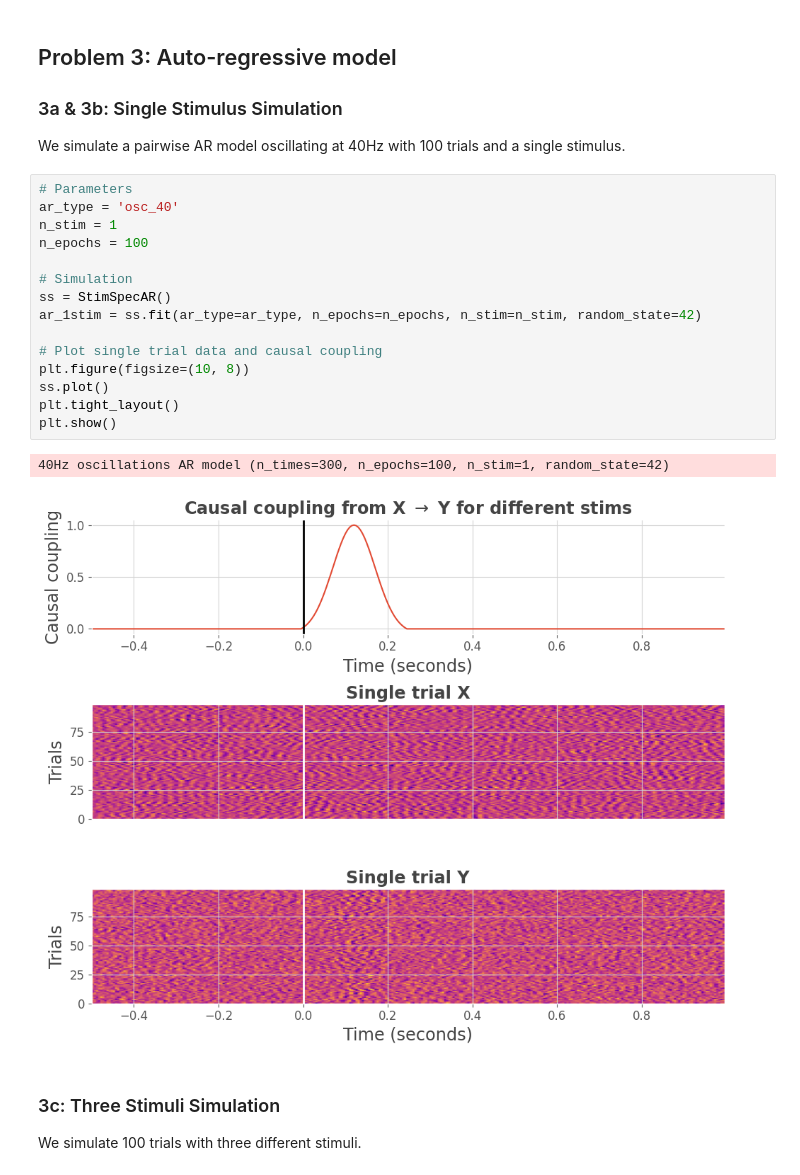
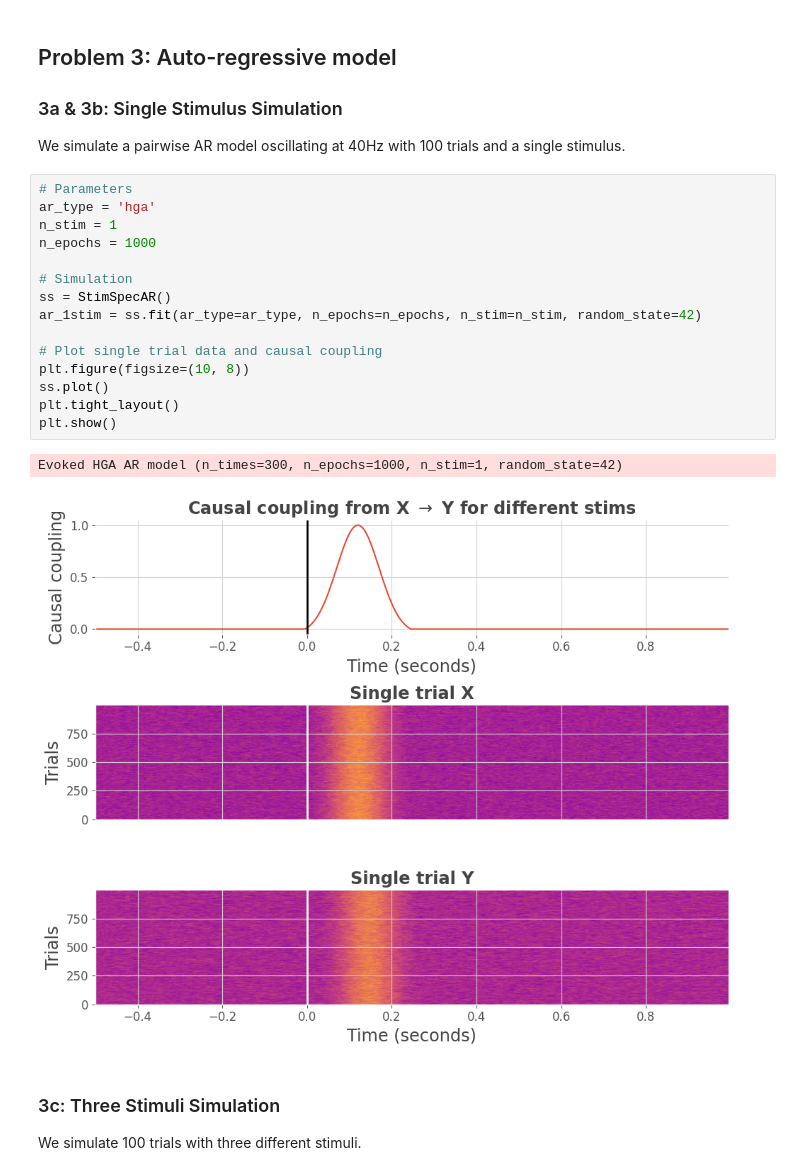
Before and after one commit to brainets/braina, a Jupyter notebook: usecases/brainhack_26/01_solutions_gemini.ipynb, the cells around one changed output. Cells and saved outputs as stored; diff of their text form.

```diff
--- a/usecases/brainhack_26/01_solutions_gemini.ipynb
+++ b/usecases/brainhack_26/01_solutions_gemini.ipynb
@@ -19,22 +19,22 @@ set_mpl_style()
 We simulate a pairwise AR model oscillating at 40Hz with 100 trials and a single stimulus.
 # %%
 # Parameters
-ar_type = 'osc_40'
+ar_type = 'hga'
 n_stim = 1
-n_epochs = 100
+n_epochs = 1000
 
 # Simulation
 ss = StimSpecAR()
 ar_1stim = ss.fit(ar_type=ar_type, n_epochs=n_epochs, n_stim=n_stim, random_state=42)
 
 # Plot single trial data and causal coupling
 plt.figure(figsize=(10, 8))
 ss.plot()
 plt.tight_layout()
 plt.show()
 # %% [output]
-40Hz oscillations AR model (n_times=300, n_epochs=100, n_stim=1, random_state=42)
+Evoked HGA AR model (n_times=300, n_epochs=1000, n_stim=1, random_state=42)
-[figure, old version]
+[figure, new version]
 # %% [markdown]
 ### 3c: Three Stimuli Simulation
 
```
Also changed, not shown: parts of 3 cells of this notebook.
